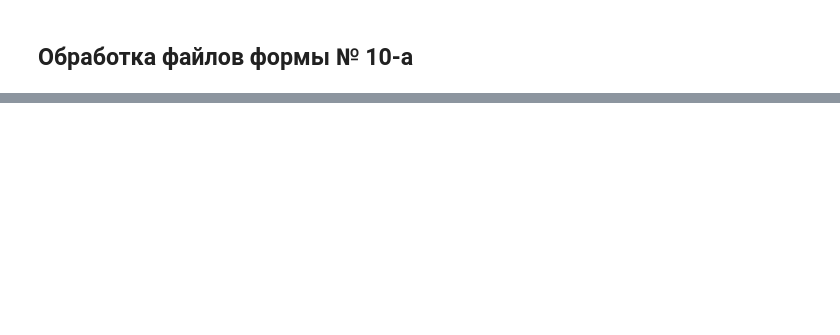
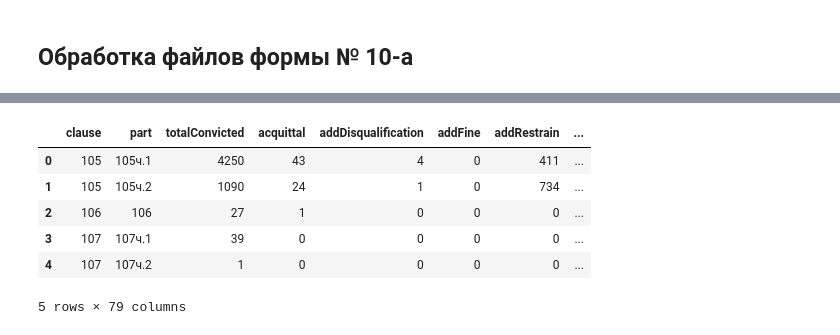
Before and after one commit to borovikova/dostoevsky-data, a Jupyter notebook: computational_essay_2022.ipynb, the cells around one changed output, grey strips where cells are left out. Drawn from its saved outputs; the diff is of its cells as text; code cells hidden in the pictures; blank space fills up the shorter version.

```diff
--- a/computational_essay_2022.ipynb
+++ b/computational_essay_2022.ipynb
@@ -566,7 +691,15 @@ addDF = addDF.drop(['clause', 'part', 'totalConvictedMain'], axis=1)
 parametersDF = parametersDF.drop(['clause', 'part'], axis=1)
 df = pd.concat([mainDF, parametersDF, addDF], axis=1)
 # %%
-df
+df.head()
+# %% [output]
+|  | clause | part | totalConvicted | acquittal | addDisqualification | addFine | addRestrain | ... |
+| 0 | 105 | 105ч.1 | 4250 | 43 | 4 | 0 | 411 | ... |
+| 1 | 105 | 105ч.2 | 1090 | 24 | 1 | 0 | 734 | ... |
+| 2 | 106 | 106 | 27 | 1 | 0 | 0 | 0 | ... |
+| 3 | 107 | 107ч.1 | 39 | 0 | 0 | 0 | 0 | ... |
+| 4 | 107 | 107ч.2 | 1 | 0 | 0 | 0 | 0 | ... |
+5 rows × 79 columns
 # %%
 dfMelted = meltTable(df, year)
 # %%
```
Also changed, not shown: parts of 12 cells of this notebook, 1 other file.
